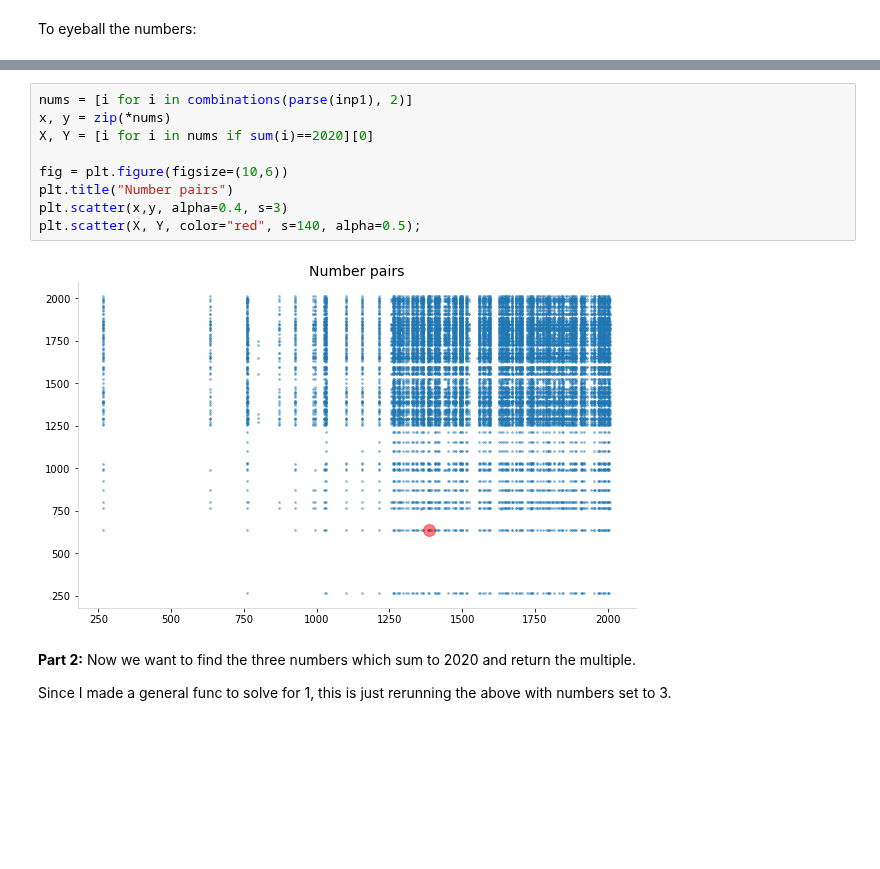
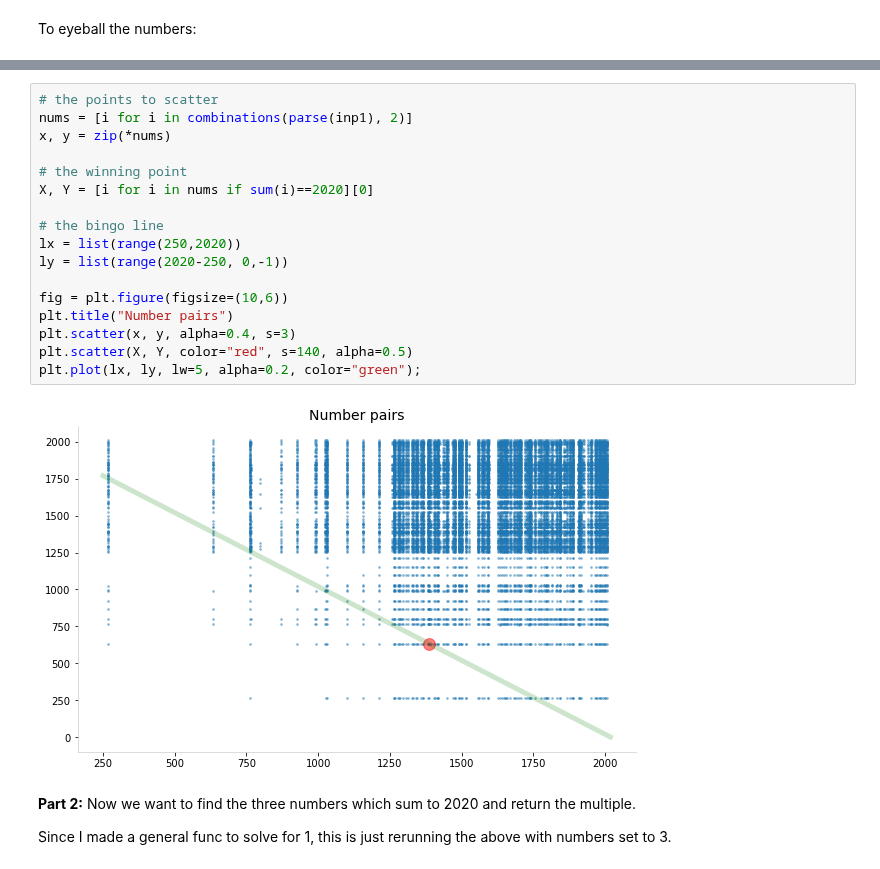
Before and after one commit to khalido/adventofcode, a Jupyter notebook: advent2020/day01.ipynb, the cells around one changed output, grey strips where cells are left out. Drawn from its saved outputs; the diff is of its cells as text; blank space fills up the shorter version.

```diff
--- a/advent2020/day01.ipynb
+++ b/advent2020/day01.ipynb
@@ -39,14 +46,22 @@ To eyeball the numbers:
 # %%
+# the points to scatter
 nums = [i for i in combinations(parse(inp1), 2)]
 x, y = zip(*nums)
+
+# the winning point
 X, Y = [i for i in nums if sum(i)==2020][0]
+
+# the bingo line
+lx = list(range(250,2020))
+ly = list(range(2020-250, 0,-1))
 
 fig = plt.figure(figsize=(10,6))
 plt.title("Number pairs")
-plt.scatter(x,y, alpha=0.4, s=3)
-plt.scatter(X, Y, color="red", s=140, alpha=0.5);
+plt.scatter(x, y, alpha=0.4, s=3)
+plt.scatter(X, Y, color="red", s=140, alpha=0.5)
+plt.plot(lx, ly, lw=5, alpha=0.2, color="green");
 # %% [output]
-[figure, old version]
+[figure, new version]
 # %% [markdown]
 **Part 2:** Now we want to find the three numbers which sum to 2020 and return the multiple.
 
```
Also changed, not shown: parts of 3 cells of this notebook, 3 other files.
